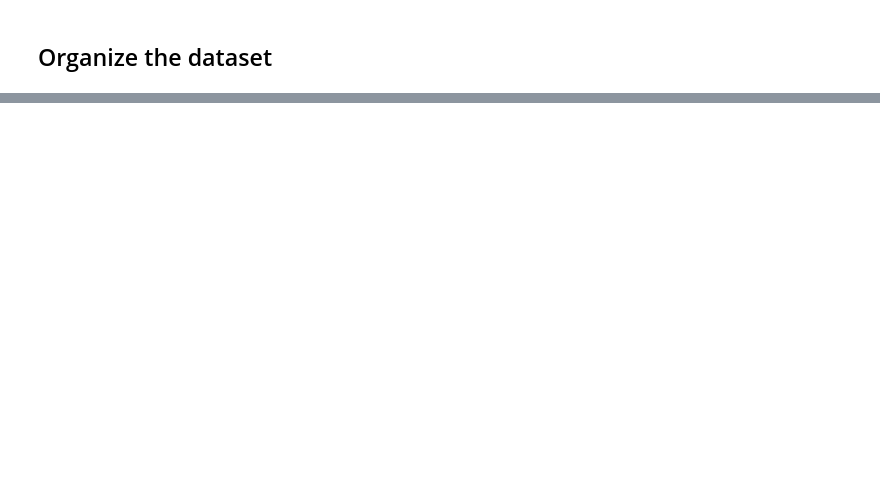
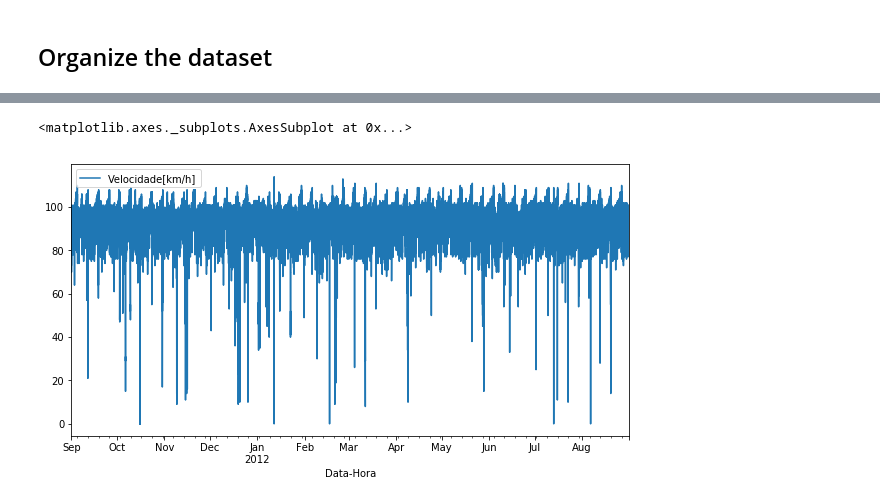
Before and after one commit to albnc/WaveletTrafficAnalysis, a Jupyter notebook: waveAnalysis.ipynb, the cells around one changed output, grey strips where cells are left out. Cells and saved outputs as stored; diff of their text form; code cells hidden in the pictures; blank space fills up the shorter version.

```diff
--- a/waveAnalysis.ipynb
+++ b/waveAnalysis.ipynb
@@ -64,0 +108,8 @@ plt.plot(data["ID"],data["Taxa Fluxo [veic/h]"])
+# %%
+data.plot(x='Data-Hora',
+          y='Velocidade[km/h]',
+          kind='line',
+          figsize=(10,5))
+# %% [output]
+<matplotlib.axes._subplots.AxesSubplot at 0x...>
+[figure, added]
```
Also changed, not shown: parts of 29 cells of this notebook, 2 other files.
